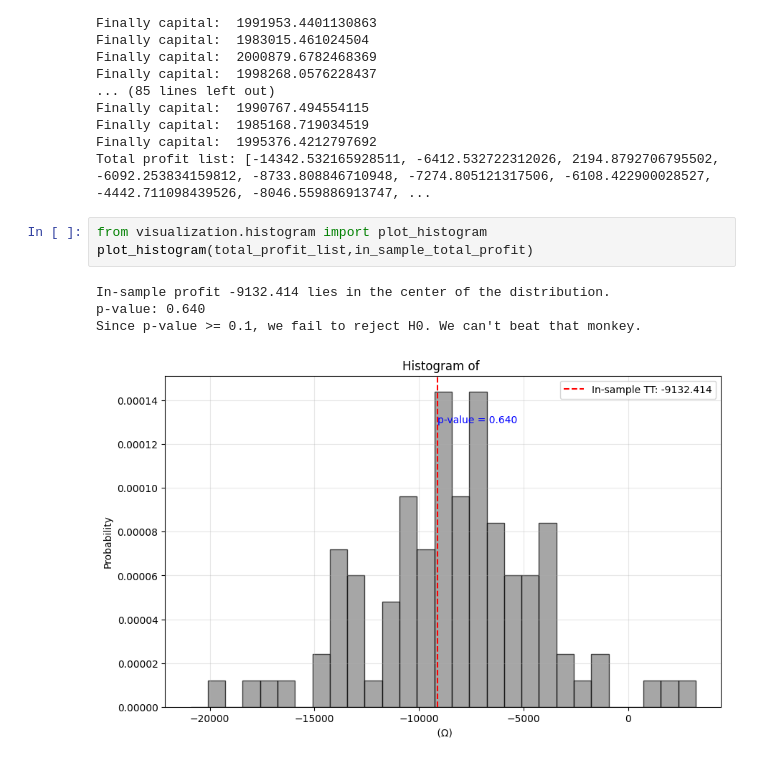
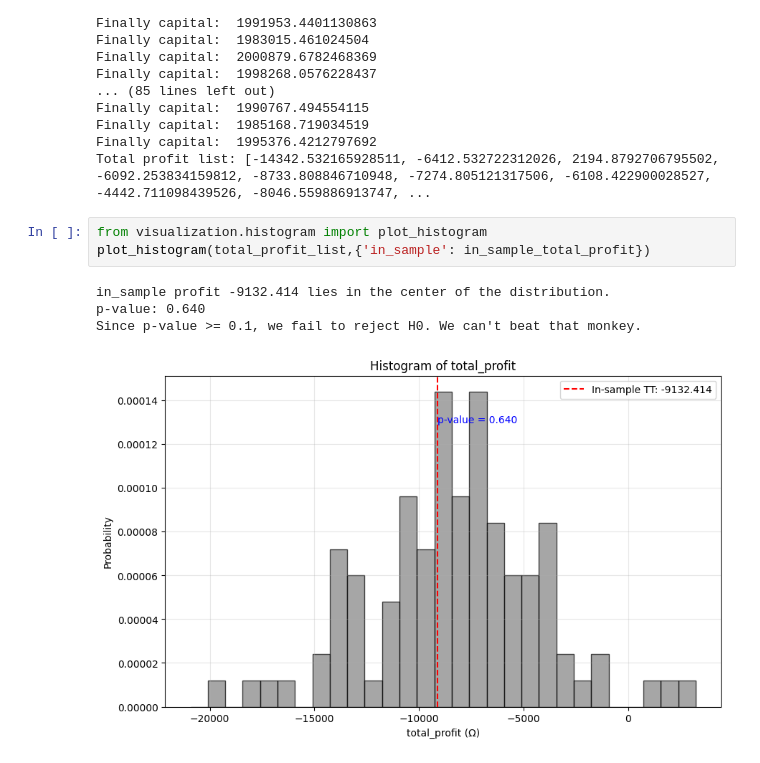
Before and after one commit to baeyuki/Stock-Data-analysist, a Jupyter notebook: notebooks/W6_evaluate_model_with_financial_and_probability_criterias.ipynb, the cells around one changed output. Cells and saved outputs as stored; diff of their text form.

```diff
--- a/notebooks/W6_evaluate_model_with_financial_and_probability_criterias.ipynb
+++ b/notebooks/W6_evaluate_model_with_financial_and_probability_criterias.ipynb
@@ -62,9 +62,9 @@ Finally capital:  1995376.4212797692
 Total profit list: [-14342.532165928511, -6412.532722312026, 2194.8792706795502, -6092.253834159812, -8733.808846710948, -7274.805121317506, -6108.422900028527, -4442.711098439526, -8046.559886913747, ...
 # %%
 from visualization.histogram import plot_histogram
-plot_histogram(total_profit_list,in_sample_total_profit)
+plot_histogram(total_profit_list,{'in_sample': in_sample_total_profit})
 # %% [output]
-In-sample profit -9132.414 lies in the center of the distribution.
+in_sample profit -9132.414 lies in the center of the distribution.
 p-value: 0.640
 Since p-value >= 0.1, we fail to reject H0. We can't beat that monkey.
-[figure, old version]
+[figure, new version]
```
Also changed, not shown: 8 other files.
